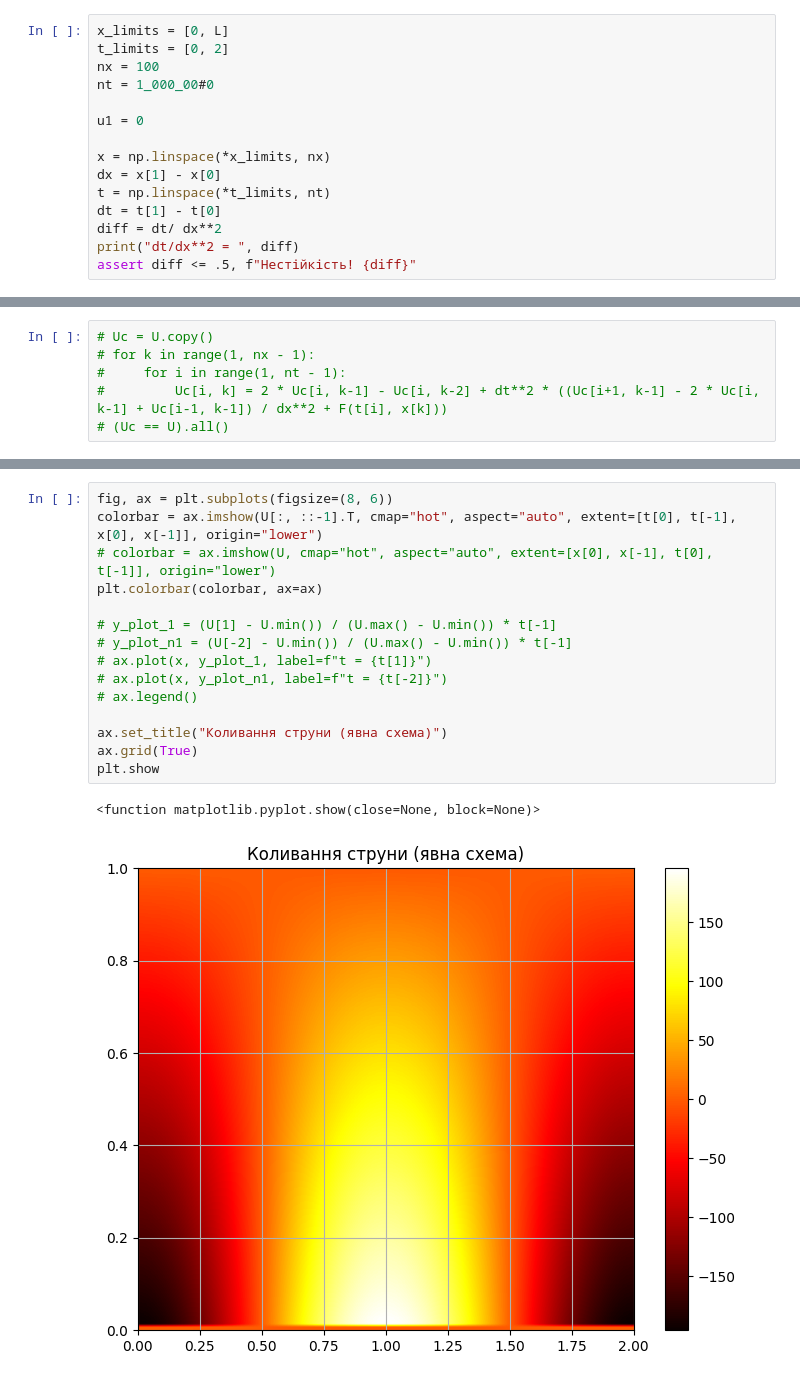
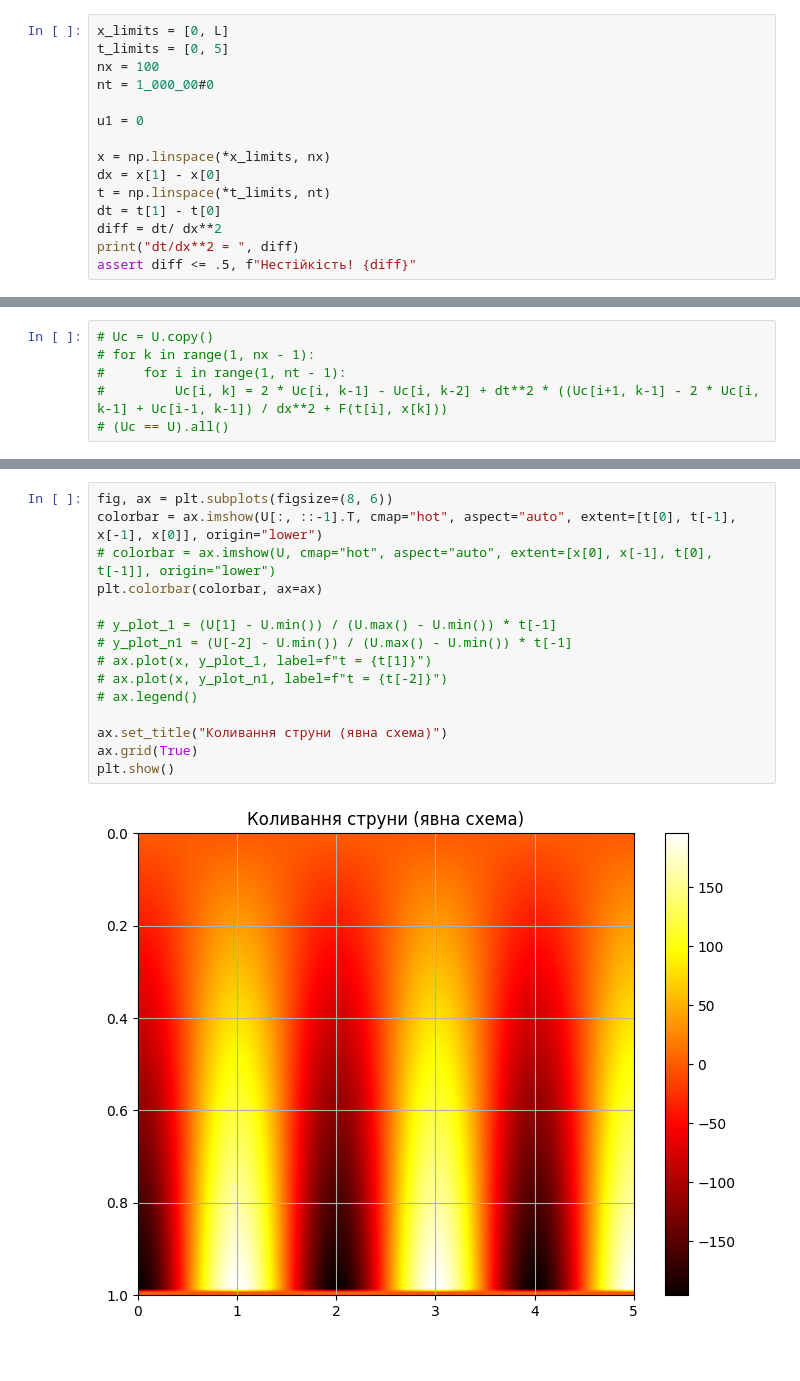
Before and after one commit to KlymentievMaksym/MetOb, a Jupyter notebook: RGR/RGR.ipynb, the cells around one changed output, grey strips where cells are left out. Saved outputs shown, nothing was run; the diff lists cells and outputs as text.

```diff
--- a/RGR/RGR.ipynb
+++ b/RGR/RGR.ipynb
@@ -21,7 +21,7 @@ def F(t, x):
 # Dots for x and t
 # %%
 x_limits = [0, L]
-t_limits = [0, 2]
+t_limits = [0, 5]
 nx = 100
 nt = 1_000_00#0
 
@@ -60,18 +82,17 @@ for k in range(1, nx - 1):
 # %%
 fig, ax = plt.subplots(figsize=(8, 6))
-colorbar = ax.imshow(U[:, ::-1].T, cmap="hot", aspect="auto", extent=[t[0], t[-1], x[0], x[-1]], origin="lower")
+colorbar = ax.imshow(U[:, ::-1].T, cmap="hot", aspect="auto", extent=[t[0], t[-1], x[-1], x[0]], origin="lower")
 # colorbar = ax.imshow(U, cmap="hot", aspect="auto", extent=[x[0], x[-1], t[0], t[-1]], origin="lower")
 plt.colorbar(colorbar, ax=ax)
 
 # y_plot_1 = (U[1] - U.min()) / (U.max() - U.min()) * t[-1]
 # y_plot_n1 = (U[-2] - U.min()) / (U.max() - U.min()) * t[-1]
 # ax.plot(x, y_plot_1, label=f"t = {t[1]}")
 # ax.plot(x, y_plot_n1, label=f"t = {t[-2]}")
 # ax.legend()
 
 ax.set_title("Коливання струни (явна схема)")
 ax.grid(True)
-plt.show
+plt.show()
 # %% [output]
-<function matplotlib.pyplot.show(close=None, block=None)>
-[figure, old version]
+[figure, new version]
```
Also changed, not shown: parts of 3 cells of this notebook.
